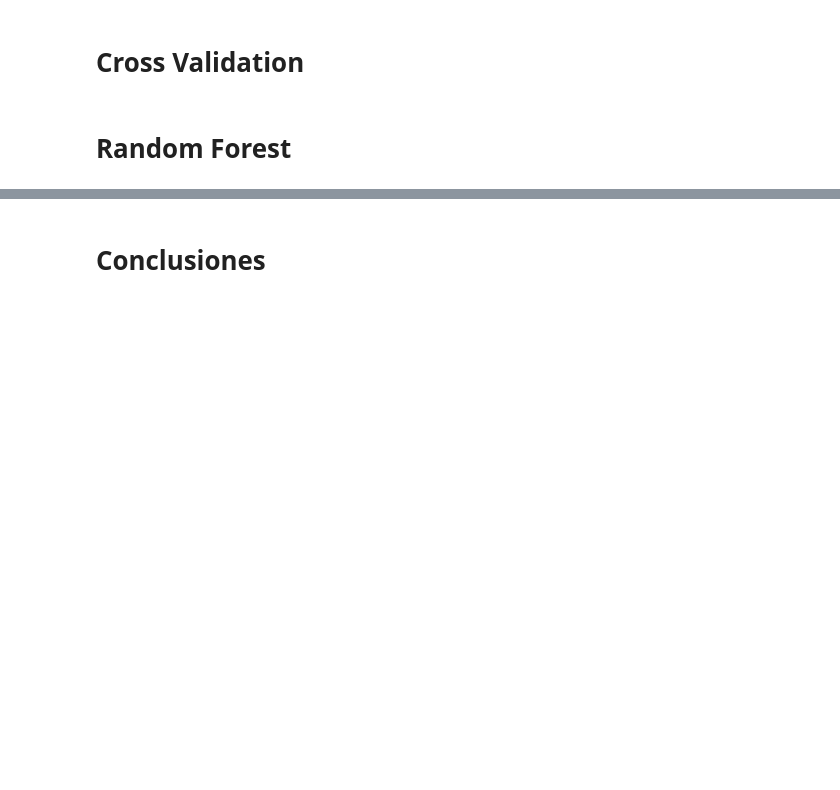
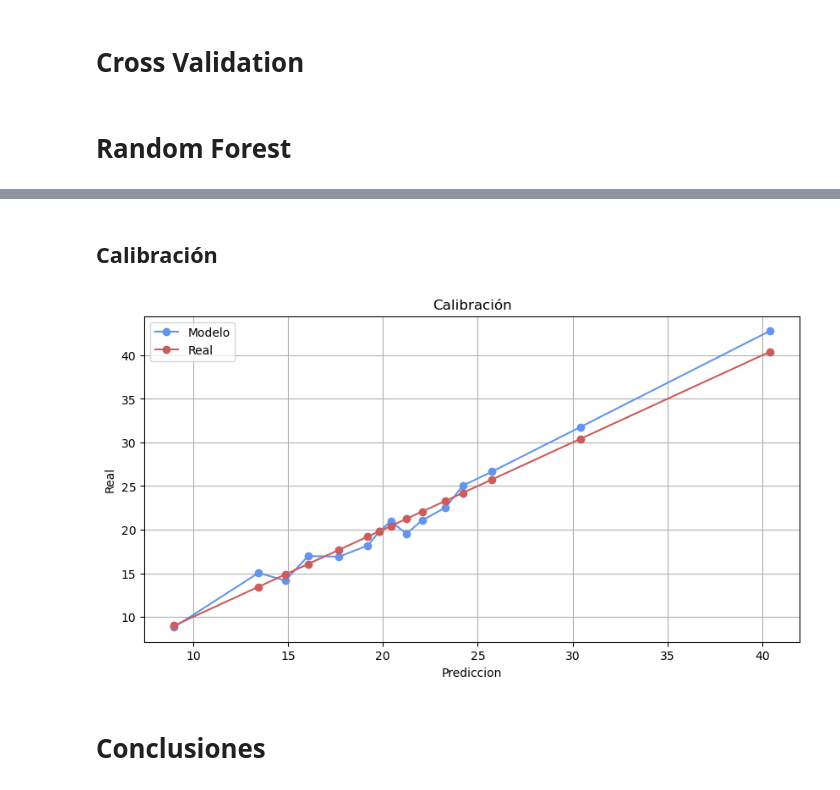
Before and after one commit to zayo1511/LabAprEst, a Jupyter notebook: Parcial3/TareaRandomForest.ipynb, the cells around one changed output, grey strips where cells are left out. Cells and saved outputs as stored; diff of their text form; code cells hidden in the pictures; blank space fills up the shorter version.

```diff
--- a/Parcial3/TareaRandomForest.ipynb
+++ b/Parcial3/TareaRandomForest.ipynb
@@ -17,2 +131,8 @@ Diego Lozoya Morales | 745345
+# %% [markdown]
+## Calibración
+# %%
+calibracion(predicciones_rf, y_test)
+# %% [output]
+[figure, added]
 # %% [markdown]
 # Conclusiones
```
Also changed, not shown: parts of 11 cells of this notebook.
